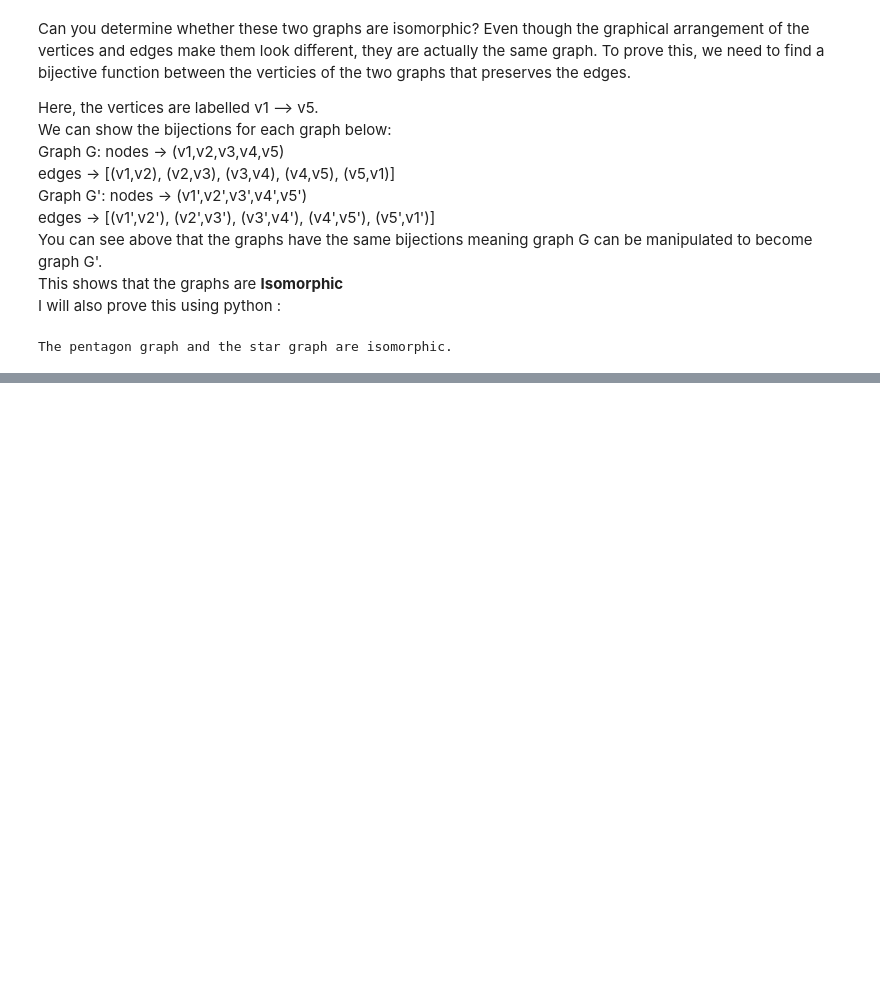
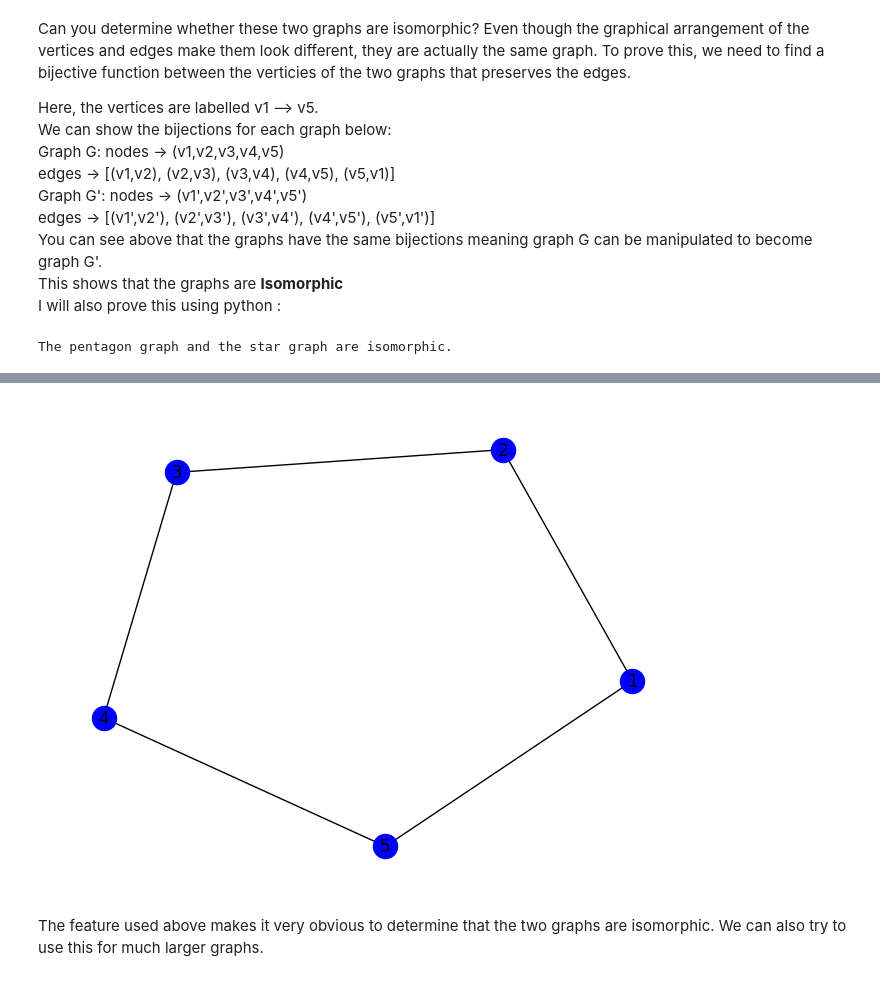
Before and after one commit to sean-p123/sean-p123-Graph-Theory-Project, a Jupyter notebook: graph-iso-problem.ipynb, the cells around one changed output, grey strips where cells are left out. Saved outputs shown, nothing was run; the diff lists cells and outputs as text; code cells hidden in the pictures; blank space fills up the shorter version.

```diff
--- a/graph-iso-problem.ipynb
+++ b/graph-iso-problem.ipynb
@@ -80,0 +89,6 @@ I = ({a,b}, {b,c}) ----> This is showing the edges between each node. <br>
+# %%
+nx.draw(star, with_labels=True, node_color = "blue")
+# %% [output]
+[figure, added]
+# %% [markdown]
+The feature used above makes it very obvious to determine that the two graphs are isomorphic. We can also try to use this for much larger graphs.
```
Also changed, not shown: parts of 8 cells of this notebook.
